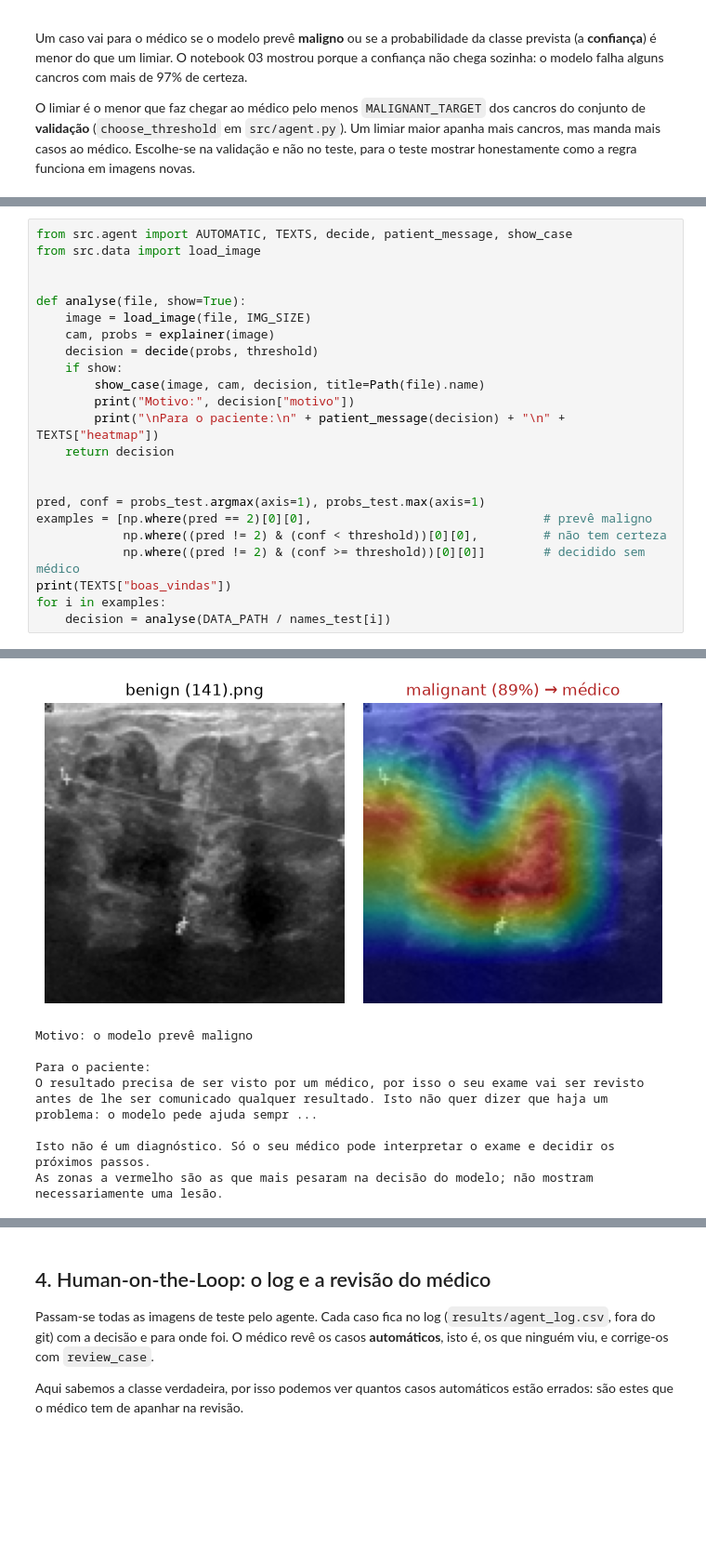
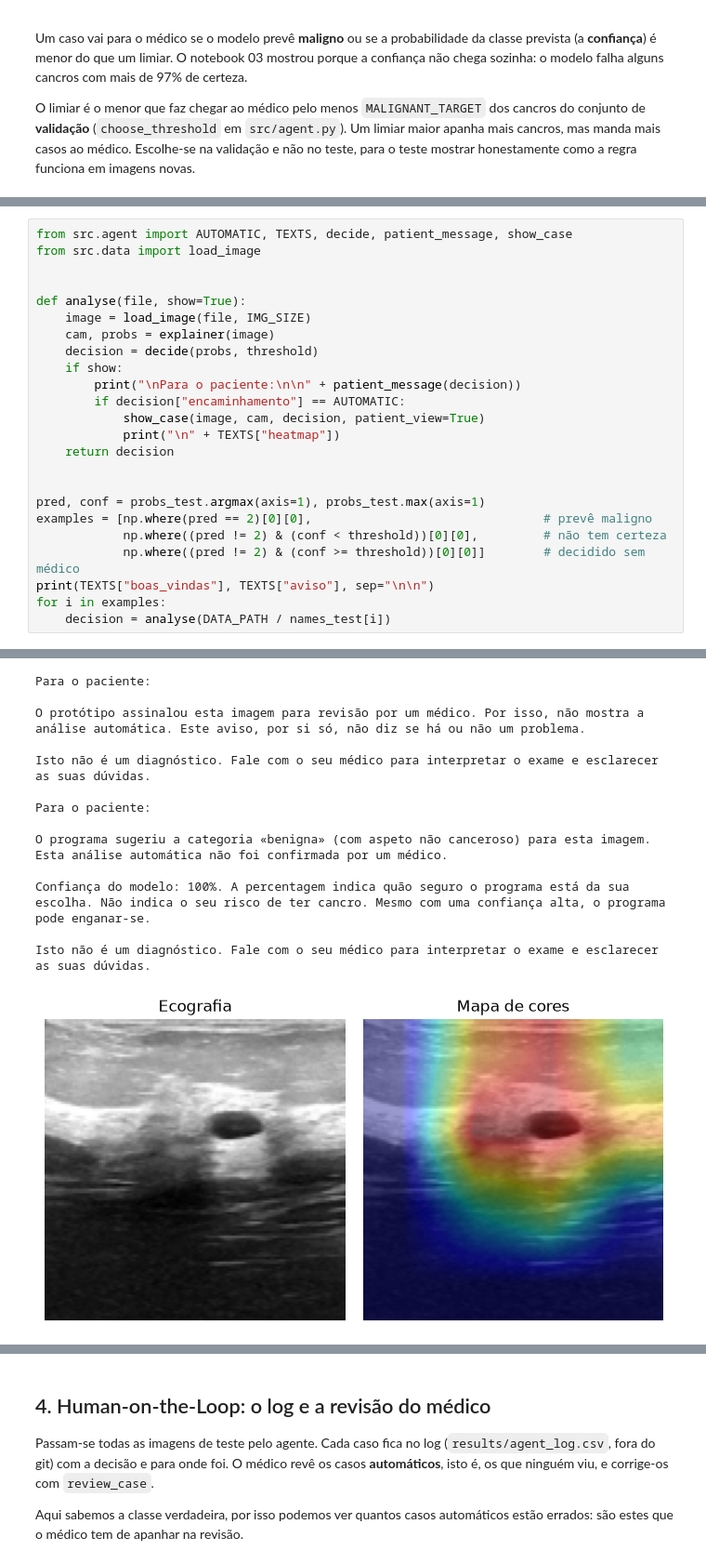
Before and after one commit to httpirsh/miacd-iach-breast-cancer-diagnosis, a Jupyter notebook: notebooks/04_agente.ipynb, the cells around one changed output, grey strips where cells are left out. Shown at 93% size. Drawn from its saved outputs; the diff is of its cells as text; blank space fills up the shorter version.

```diff
--- a/notebooks/04_agente.ipynb
+++ b/notebooks/04_agente.ipynb
@@ -79,9 +81,10 @@ def analyse(file, show=True):
     cam, probs = explainer(image)
     decision = decide(probs, threshold)
     if show:
-        show_case(image, cam, decision, title=Path(file).name)
-        print("Motivo:", decision["motivo"])
-        print("\nPara o paciente:\n" + patient_message(decision) + "\n" + TEXTS["heatmap"])
+        print("\nPara o paciente:\n\n" + patient_message(decision))
+        if decision["encaminhamento"] == AUTOMATIC:
+            show_case(image, cam, decision, patient_view=True)
+            print("\n" + TEXTS["heatmap"])
     return decision
 
 
@@ -89,7 +92,7 @@ pred, conf = probs_test.argmax(axis=1), probs_test.max(axis=1)
 examples = [np.where(pred == 2)[0][0],                                # prevê maligno
             np.where((pred != 2) & (conf < threshold))[0][0],         # não tem certeza
             np.where((pred != 2) & (conf >= threshold))[0][0]]        # decidido sem médico
-print(TEXTS["boas_vindas"])
+print(TEXTS["boas_vindas"], TEXTS["aviso"], sep="\n\n")
 for i in examples:
     decision = analyse(DATA_PATH / names_test[i])
 # %% [output]
@@ -97,11 +108,17 @@ Olá. Este protótipo analisa uma ecografia mamária com um modelo de inteligên
 Expected: ['input_layer_1']
 Received: inputs=Tensor(shape=(1, 128, 128, 1))
   warnings.warn(msg)
+Para o paciente:
+
+O protótipo assinalou esta imagem para revisão por um médico. Por isso, não mostra a análise automática. Este aviso, por si só, não diz se há ou não um problema.
+
+Isto não é um diagnóstico. Fale com o seu médico para interpretar o exame e esclarecer as suas dúvidas.
+
+Para o paciente:
+
+O programa sugeriu a categoria «benigna» (com aspeto não canceroso) para esta imagem. Esta análise automática não foi confirmada por um médico.
+
+Confiança do modelo: 100%. A percentagem indica quão seguro o programa está da sua escolha. Não indica o seu risco de ter cancro. Mesmo com uma confiança alta, o programa pode enganar-se.
+
+Isto não é um diagnóstico. Fale com o seu médico para interpretar o exame e esclarecer as suas dúvidas.
-[figure, old version]
+[figure, new version]
-Motivo: o modelo prevê maligno
-
-Para o paciente:
-O resultado precisa de ser visto por um médico, por isso o seu exame vai ser revisto antes de lhe ser comunicado qualquer resultado. Isto não quer dizer que haja um problema: o modelo pede ajuda sempr ...
-
-Isto não é um diagnóstico. Só o seu médico pode interpretar o exame e decidir os próximos passos.
-As zonas a vermelho são as que mais pesaram na decisão do modelo; não mostram necessariamente uma lesão.
```
Also changed, not shown: parts of 10 cells of this notebook, 3 other files.
